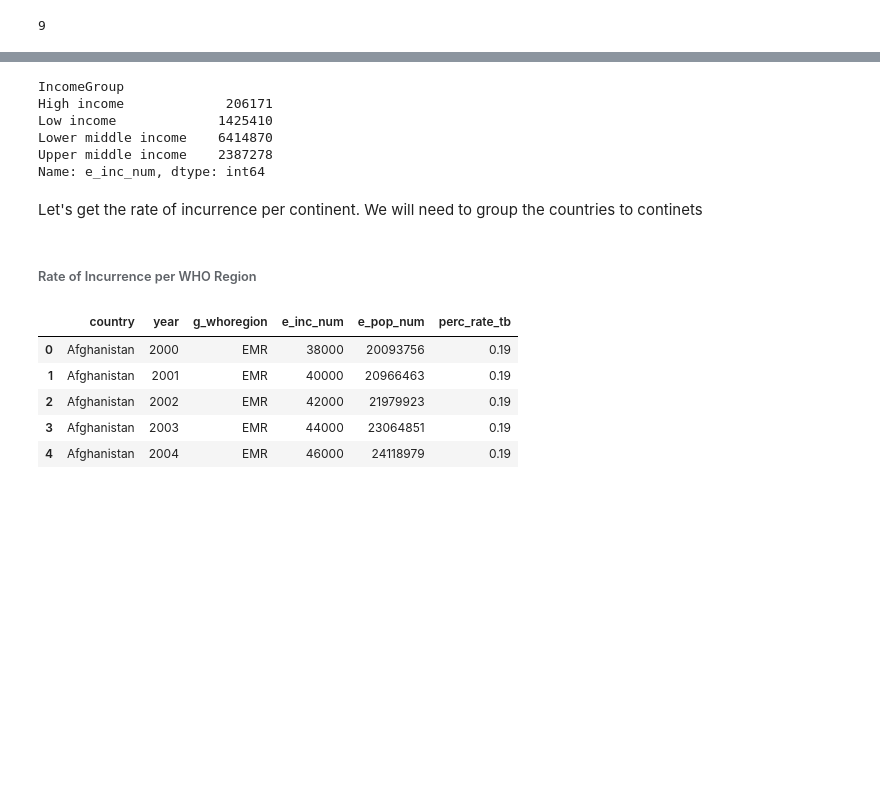
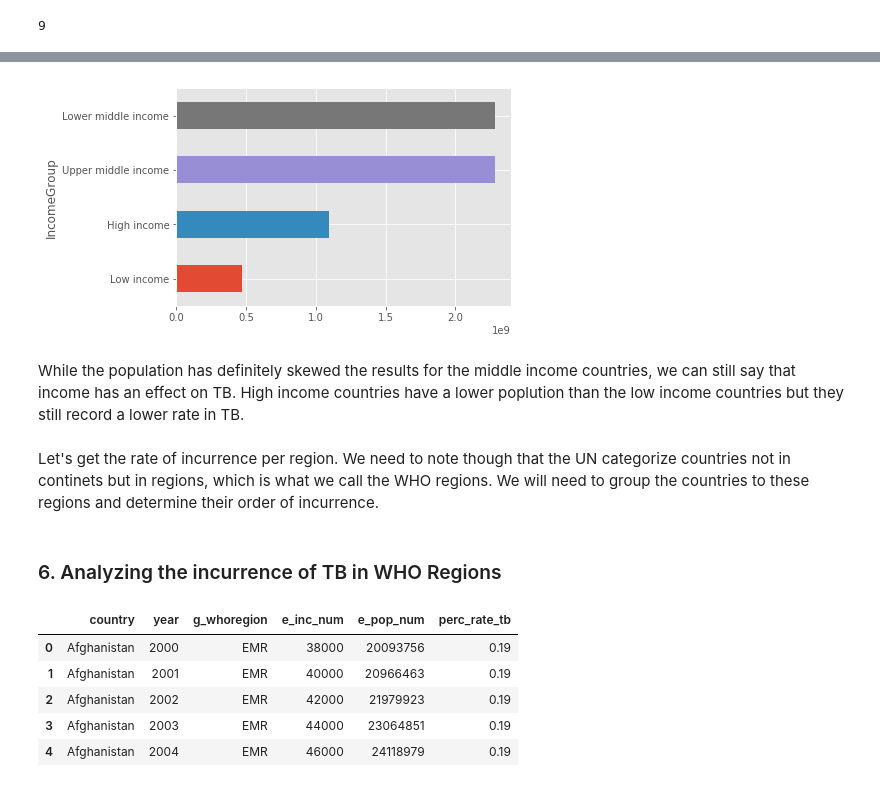
Before and after one commit to GabuTheGreat/python_analysis, a Jupyter notebook: TB Analysis using Python.ipynb, the cells around one changed output, grey strips where cells are left out. Saved outputs shown, nothing was run; the diff lists cells and outputs as text; code cells hidden in the pictures; blank space fills up the shorter version.

```diff
--- a/TB Analysis using Python.ipynb
+++ b/TB Analysis using Python.ipynb
@@ -470,19 +476,16 @@ Well, this is interesting, i expected the low income group to record a higher in
-# %%
-# Grouping by IncomeGroup
-
-merged_data_grouped = merged_data.groupby('IncomeGroup').e_inc_num.sum()
-merged_data_grouped
-# %% [output]
-IncomeGroup
-High income             206171
-Low income             1425410
-Lower middle income    6414870
-Upper middle income    2387278
-Name: e_inc_num, dtype: int64
+# %%
+# Plotting the population
+
+merged_data.groupby('IncomeGroup')['e_pop_num'].sum().sort_values().plot(kind='barh')
+plt.show()
+# %% [output]
+[figure, added]
+# %% [markdown]
+While the population has definitely skewed the results for the middle income countries, we can still say that income has an effect on TB. High income countries have a lower poplution than the low income countries but they still record a lower rate in TB.
 # %% [markdown]
-Let's get the rate of incurrence per continent. We will need to group the countries to continets
+Let's get the rate of incurrence per region. We need to note though that the UN categorize countries not in continets but in regions, which is what we call the WHO regions. We will need to group the countries to these regions and determine their order of incurrence.
-# %% [markdown]
-###### Rate of Incurrence per WHO Region
+# %% [markdown]
+### 6. Analyzing the incurrence of TB in WHO Regions
 # %%
 # selecting necessary columns
 all_tb = all_tb[['country', 'year' , 'g_whoregion', 'e_inc_num', 'e_pop_num', 'perc_rate_tb']]
```
Also changed, not shown: parts of 28 cells of this notebook, 5 other files.
